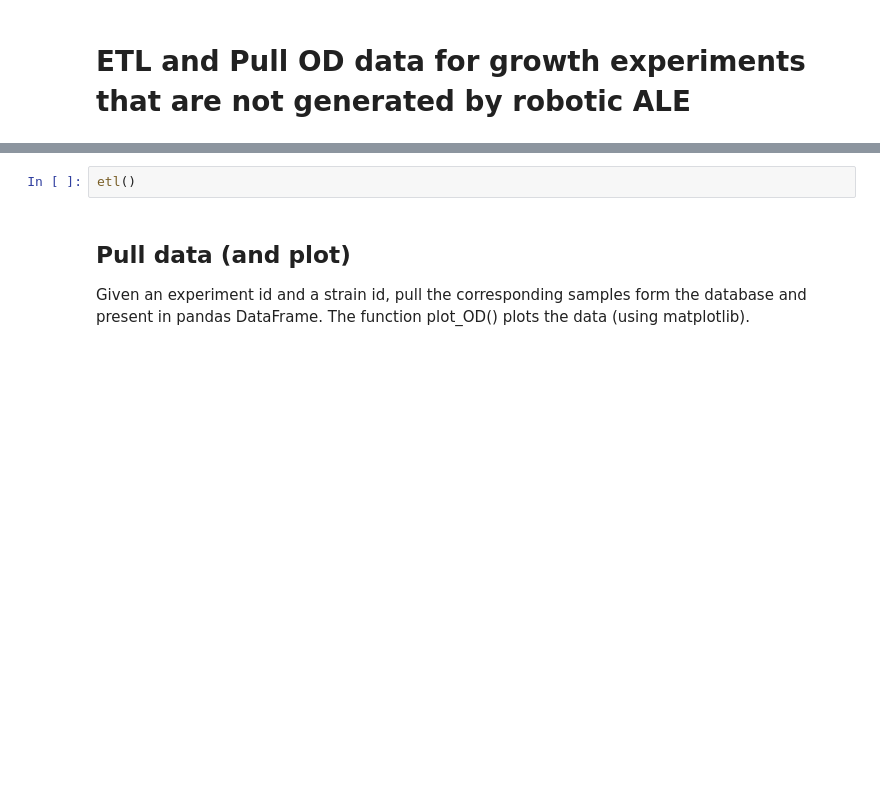
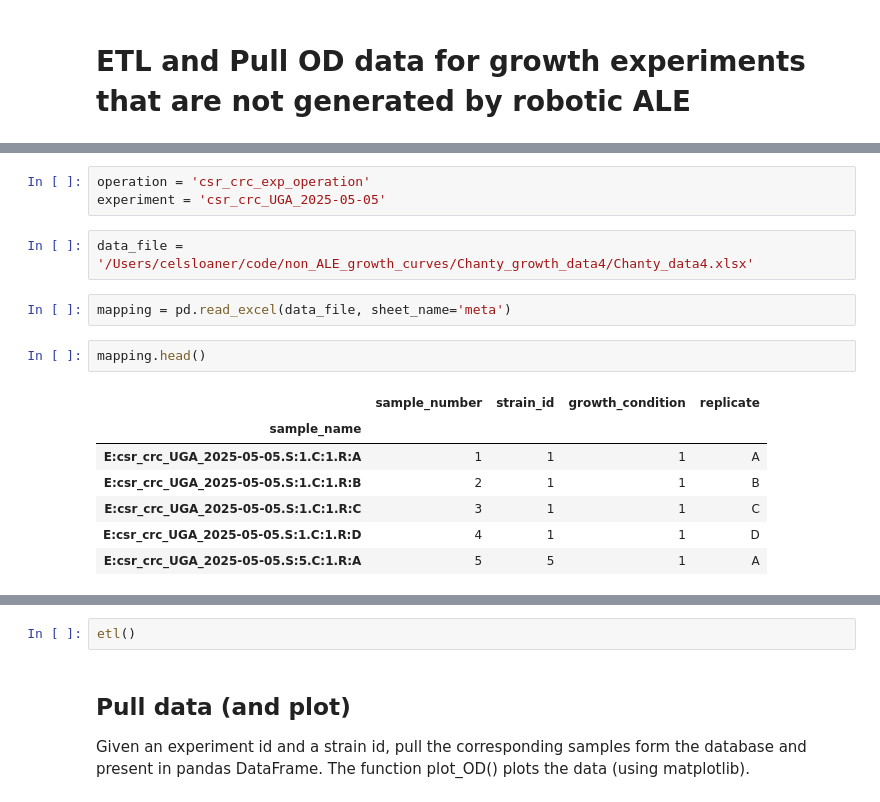
Before and after one commit to nspahr08/ai_synbio_data_processing, a Jupyter notebook: non-ALE_growth_ETL_pull.ipynb, the cells around one changed output, grey strips where cells are left out. Saved outputs shown, nothing was run; the diff lists cells and outputs as text; blank space fills up the shorter version.

```diff
--- a/non-ALE_growth_ETL_pull.ipynb
+++ b/non-ALE_growth_ETL_pull.ipynb
@@ -2,0 +25,17 @@
+# %%
+operation = 'csr_crc_exp_operation'
+experiment = 'csr_crc_UGA_2025-05-05'
+# %%
+data_file = '/Users/celsloaner/code/non_ALE_growth_curves/Chanty_growth_data4/Chanty_data4.xlsx'
+# %%
+mapping = pd.read_excel(data_file, sheet_name='meta')
+# %%
+mapping.head()
+# %% [output]
+|  | sample_number | strain_id | growth_condition | replicate |
+| sample_name |  |  |  |  |
+| E:csr_crc_UGA_2025-05-05.S:1.C:1.R:A | 1 | 1 | 1 | A |
+| E:csr_crc_UGA_2025-05-05.S:1.C:1.R:B | 2 | 1 | 1 | B |
+| E:csr_crc_UGA_2025-05-05.S:1.C:1.R:C | 3 | 1 | 1 | C |
+| E:csr_crc_UGA_2025-05-05.S:1.C:1.R:D | 4 | 1 | 1 | D |
+| E:csr_crc_UGA_2025-05-05.S:5.C:1.R:A | 5 | 5 | 1 | A |
```
Also changed, not shown: parts of 15 cells of this notebook.
